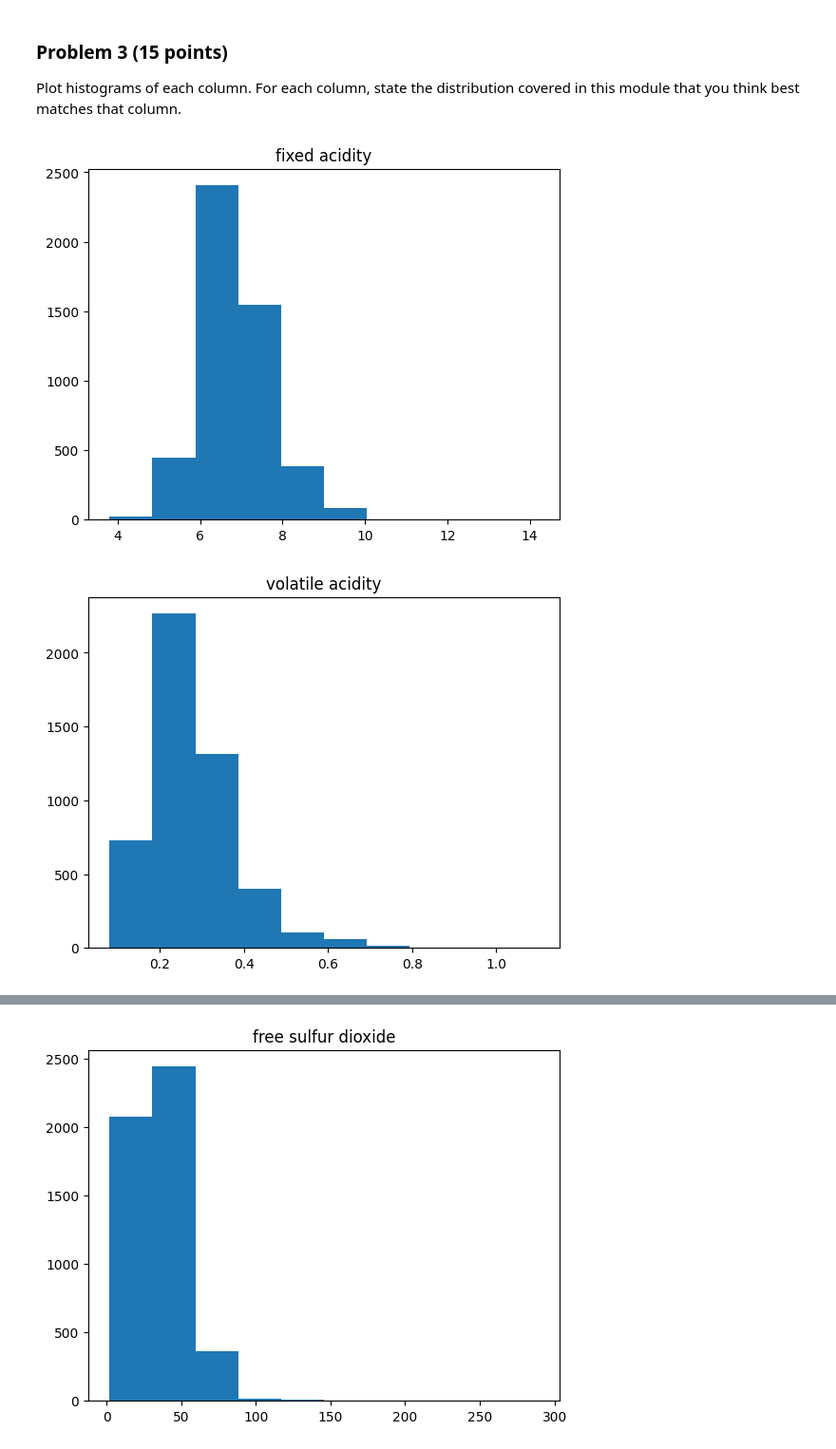
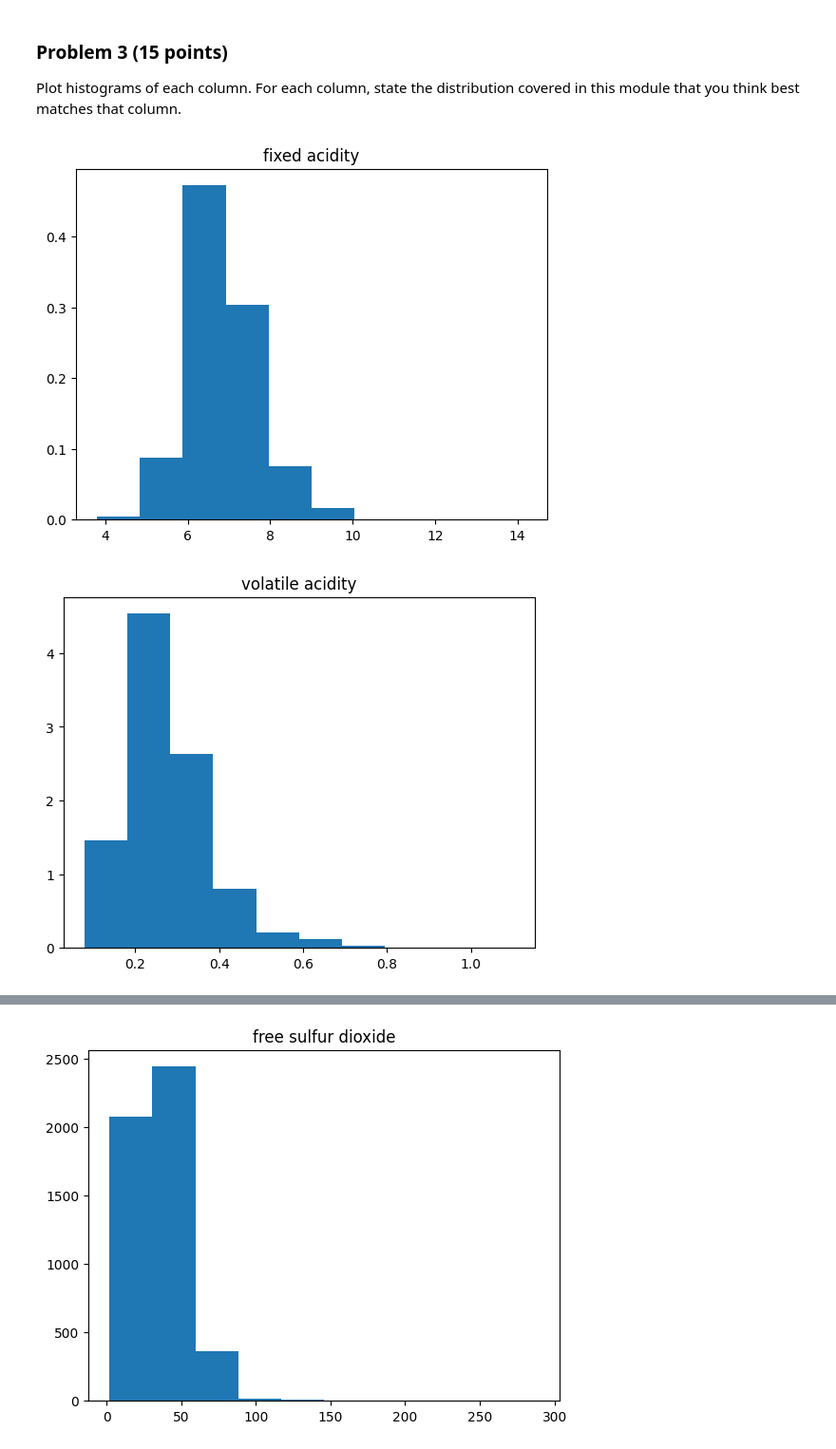
Before and after one commit to brittanygenzmann/dx601-final-project, a Jupyter notebook: project.ipynb, the cells around one changed output, grey strips where cells are left out. Shown at 95% size. Saved outputs shown, nothing was run; the diff lists cells and outputs as text; code cells hidden in the pictures.

Commit message:
q3 distributions

```diff
--- a/project.ipynb
+++ b/project.ipynb
@@ -116,15 +116,15 @@ Plot histograms of each column.
 For each column, state the distribution covered in this module that you think best matches that column.
 # %%
 # YOUR CODE HERE
-# fixed acidity distribution:
-plt.hist(wine['fixed acidity'])
+# fixed acidity distribution: Normal
+plt.hist(wine['fixed acidity'], density=True)
 plt.title("fixed acidity");
 # %% [output]
-[figure, old version]
+[figure, new version]
 # %%
-#volatile acid distribution:
-plt.hist(wine['volatile acidity'])
+#volatile acid distribution: Right-skew
+plt.hist(wine['volatile acidity'], density=True)
 plt.title('volatile acidity');
 # %% [output]
-[figure, old version]
+[figure, new version]
 # %%
```
Also changed, not shown: parts of 10 cells of this notebook.
